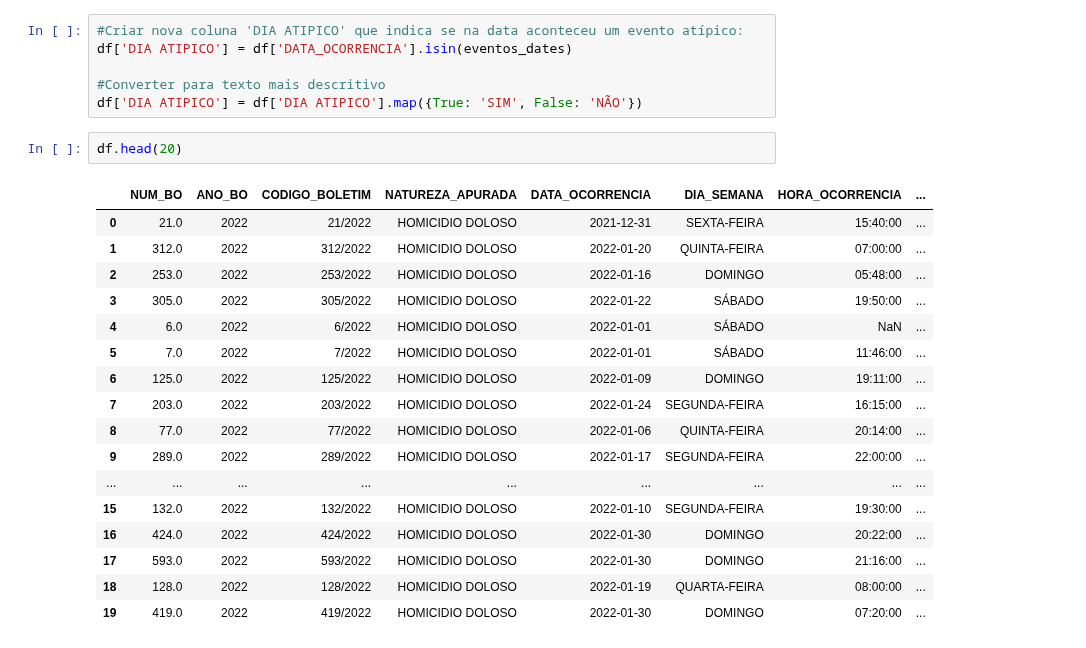
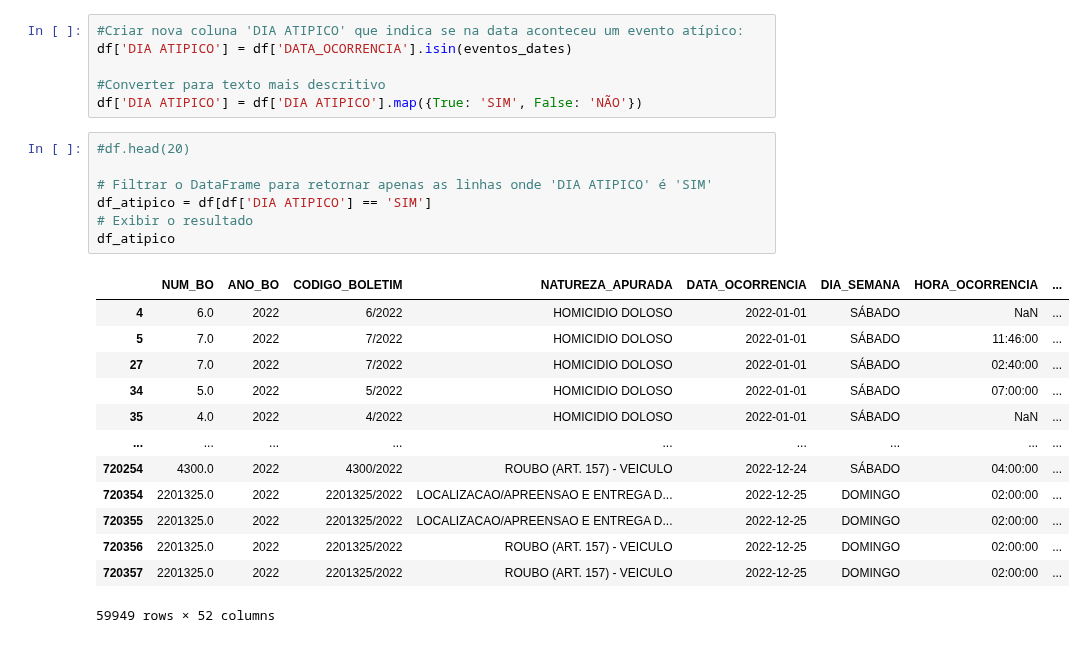
Before and after one commit to Matheuskpds/Ciencia-de-Dados-Projeto-TP, a Jupyter notebook: main.ipynb, the cells around one changed output. Drawn from its saved outputs; the diff is of its cells as text.

```diff
--- a/main.ipynb
+++ b/main.ipynb
@@ -135,23 +135,24 @@ df['DIA ATIPICO'] = df['DATA_OCORRENCIA'].isin(eventos_dates)
 
 #Converter para texto mais descritivo
 df['DIA ATIPICO'] = df['DIA ATIPICO'].map({True: 'SIM', False: 'NÃO'})
-# %%
-df.head(20)
-# %% [output]
-|  | NUM_BO | ANO_BO | CODIGO_BOLETIM | NATUREZA_APURADA | DATA_OCORRENCIA | DIA_SEMANA | HORA_OCORRENCIA | ... |
-| 0 | 21.0 | 2022 | 21/2022 | HOMICIDIO DOLOSO | 2021-12-31 | SEXTA-FEIRA | 15:40:00 | ... |
-| 1 | 312.0 | 2022 | 312/2022 | HOMICIDIO DOLOSO | 2022-01-20 | QUINTA-FEIRA | 07:00:00 | ... |
-| 2 | 253.0 | 2022 | 253/2022 | HOMICIDIO DOLOSO | 2022-01-16 | DOMINGO | 05:48:00 | ... |
-| 3 | 305.0 | 2022 | 305/2022 | HOMICIDIO DOLOSO | 2022-01-22 | SÁBADO | 19:50:00 | ... |
-| 4 | 6.0 | 2022 | 6/2022 | HOMICIDIO DOLOSO | 2022-01-01 | SÁBADO | NaN | ... |
-| 5 | 7.0 | 2022 | 7/2022 | HOMICIDIO DOLOSO | 2022-01-01 | SÁBADO | 11:46:00 | ... |
-| 6 | 125.0 | 2022 | 125/2022 | HOMICIDIO DOLOSO | 2022-01-09 | DOMINGO | 19:11:00 | ... |
-| 7 | 203.0 | 2022 | 203/2022 | HOMICIDIO DOLOSO | 2022-01-24 | SEGUNDA-FEIRA | 16:15:00 | ... |
-| 8 | 77.0 | 2022 | 77/2022 | HOMICIDIO DOLOSO | 2022-01-06 | QUINTA-FEIRA | 20:14:00 | ... |
-| 9 | 289.0 | 2022 | 289/2022 | HOMICIDIO DOLOSO | 2022-01-17 | SEGUNDA-FEIRA | 22:00:00 | ... |
-| ... | ... | ... | ... | ... | ... | ... | ... | ... |
-| 15 | 132.0 | 2022 | 132/2022 | HOMICIDIO DOLOSO | 2022-01-10 | SEGUNDA-FEIRA | 19:30:00 | ... |
-| 16 | 424.0 | 2022 | 424/2022 | HOMICIDIO DOLOSO | 2022-01-30 | DOMINGO | 20:22:00 | ... |
-| 17 | 593.0 | 2022 | 593/2022 | HOMICIDIO DOLOSO | 2022-01-30 | DOMINGO | 21:16:00 | ... |
-| 18 | 128.0 | 2022 | 128/2022 | HOMICIDIO DOLOSO | 2022-01-19 | QUARTA-FEIRA | 08:00:00 | ... |
-| 19 | 419.0 | 2022 | 419/2022 | HOMICIDIO DOLOSO | 2022-01-30 | DOMINGO | 07:20:00 | ... |
+# %%
+#df.head(20)
+
+# Filtrar o DataFrame para retornar apenas as linhas onde 'DIA ATIPICO' é 'SIM'
+df_atipico = df[df['DIA ATIPICO'] == 'SIM']
+# Exibir o resultado
+df_atipico
+# %% [output]
+|  | NUM_BO | ANO_BO | CODIGO_BOLETIM | NATUREZA_APURADA | DATA_OCORRENCIA | DIA_SEMANA | HORA_OCORRENCIA | ... |
+| 4 | 6.0 | 2022 | 6/2022 | HOMICIDIO DOLOSO | 2022-01-01 | SÁBADO | NaN | ... |
+| 5 | 7.0 | 2022 | 7/2022 | HOMICIDIO DOLOSO | 2022-01-01 | SÁBADO | 11:46:00 | ... |
+| 27 | 7.0 | 2022 | 7/2022 | HOMICIDIO DOLOSO | 2022-01-01 | SÁBADO | 02:40:00 | ... |
+| 34 | 5.0 | 2022 | 5/2022 | HOMICIDIO DOLOSO | 2022-01-01 | SÁBADO | 07:00:00 | ... |
+| 35 | 4.0 | 2022 | 4/2022 | HOMICIDIO DOLOSO | 2022-01-01 | SÁBADO | NaN | ... |
+| ... | ... | ... | ... | ... | ... | ... | ... | ... |
+| 720254 | 4300.0 | 2022 | 4300/2022 | ROUBO (ART. 157) - VEICULO | 2022-12-24 | SÁBADO | 04:00:00 | ... |
+| 720354 | 2201325.0 | 2022 | 2201325/2022 | LOCALIZACAO/APREENSAO E ENTREGA D... | 2022-12-25 | DOMINGO | 02:00:00 | ... |
+| 720355 | 2201325.0 | 2022 | 2201325/2022 | LOCALIZACAO/APREENSAO E ENTREGA D... | 2022-12-25 | DOMINGO | 02:00:00 | ... |
+| 720356 | 2201325.0 | 2022 | 2201325/2022 | ROUBO (ART. 157) - VEICULO | 2022-12-25 | DOMINGO | 02:00:00 | ... |
+| 720357 | 2201325.0 | 2022 | 2201325/2022 | ROUBO (ART. 157) - VEICULO | 2022-12-25 | DOMINGO | 02:00:00 | ... |
+59949 rows × 52 columns
```
